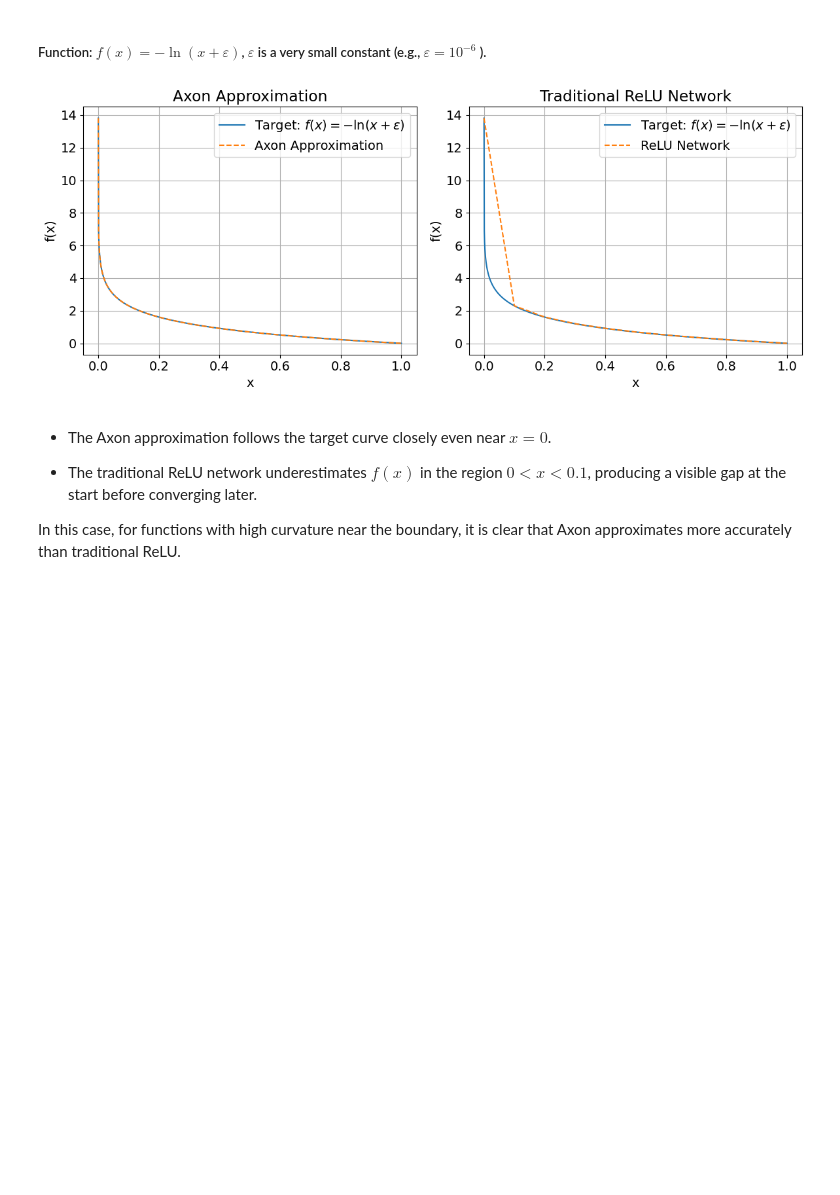
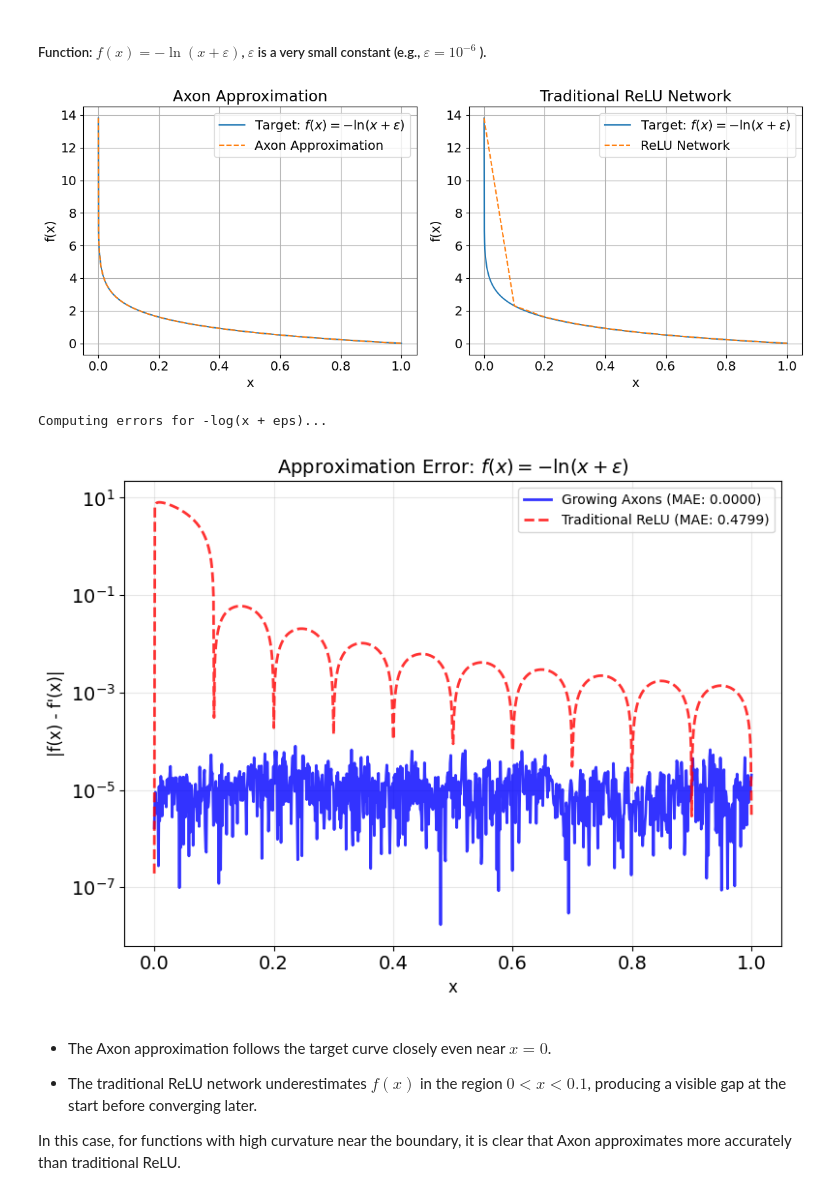
Before and after one commit to lethanhdat04/nna_24-25_pham, a Jupyter notebook: experiments/optimal-approximation-of-univariate-convex-fn/notebook.ipynb, the cells around one changed output. Cells and saved outputs as stored; diff of their text form; code cells hidden in the pictures; blank space fills up the shorter version.

```diff
--- a/experiments/optimal-approximation-of-univariate-convex-fn/notebook.ipynb
+++ b/experiments/optimal-approximation-of-univariate-convex-fn/notebook.ipynb
@@ -963,19 +975,30 @@ Visually, there is no noticeable difference between the two approaches, indicati
 # %%
 eps = 1e-6
 target_function = lambda x: -np.log(x + eps)
 
 xs, ys, approx_axon, approx_relu = compute_approximations(
     target_function=target_function,
     domain=(0, 1),
     num_samples=1000,
     relu_range=(0, 1),
     relu_num_points=11,
     axon_K=100
 )
 
 plot_approximations(xs, ys, approx_axon, approx_relu, func_label="\\mathit{f}(x) = -\\ln(x+ \\varepsilon)")
+result = analyze_and_plot_errors(
+    target_function=target_function,
+    function_name="-log(x + eps)",
+    latex_name="-\\ln(x + \\varepsilon)",
+    xs = xs,
+    ys=ys,
+    approx_axon=approx_axon,
+    approx_relu=approx_relu
+)
 # %% [output]
 [figure]
+Computing errors for -log(x + eps)...
+[figure, added]
 # %% [markdown]
 - The Axon approximation follows the target curve closely even near $x = 0$.
 
```
Also changed, not shown: parts of 6 cells of this notebook, 1 other file.
